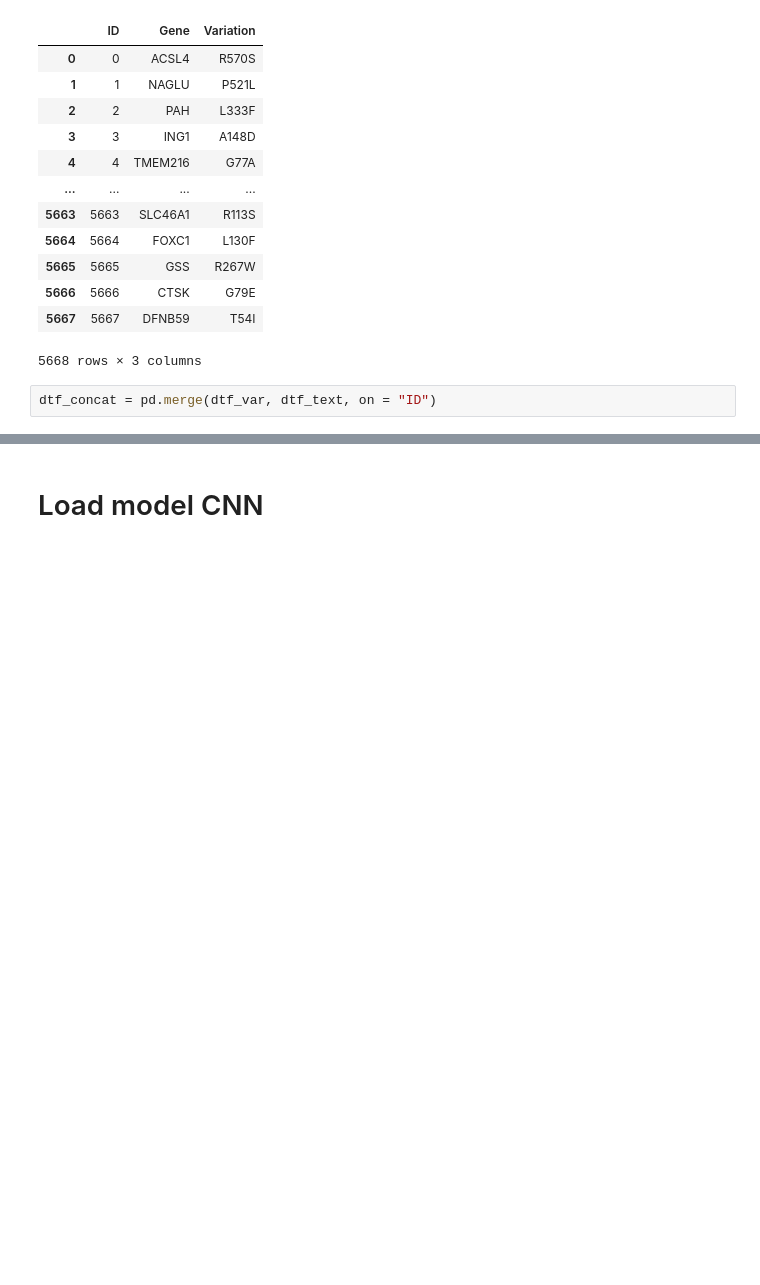
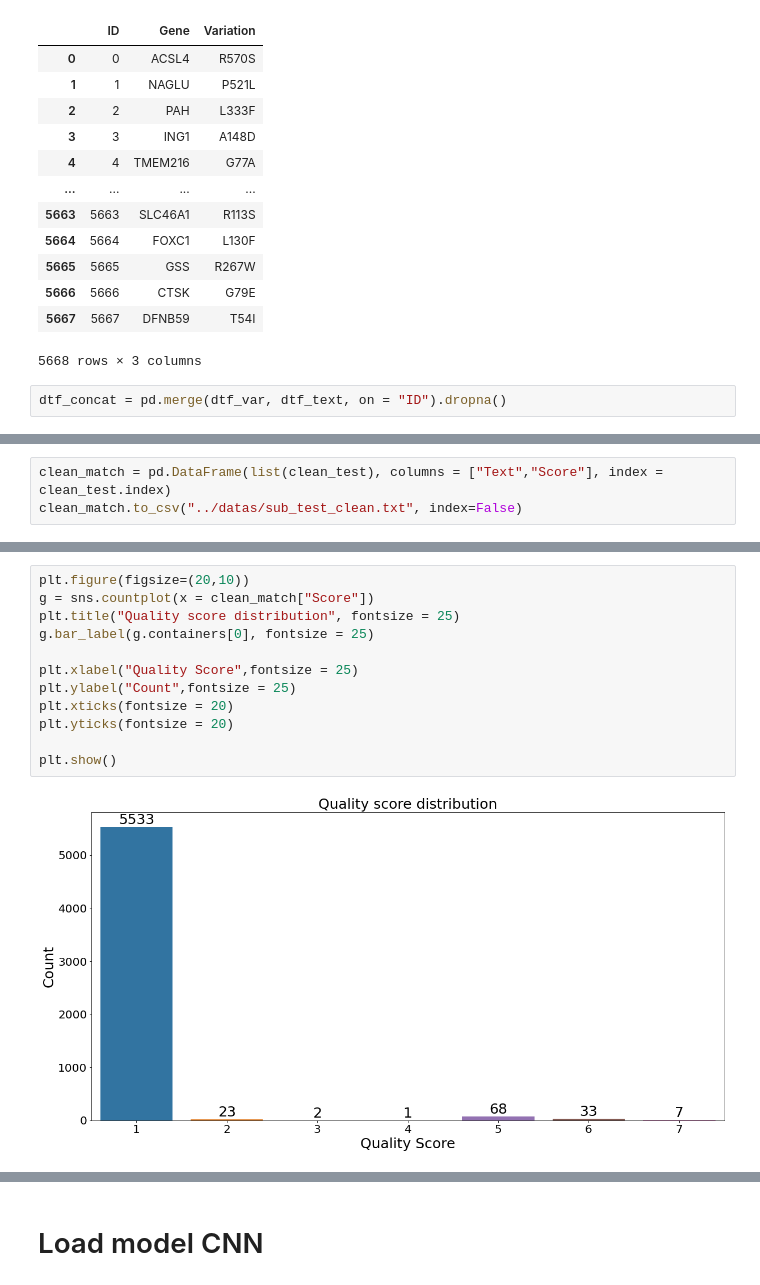
Before and after one commit to Chabname/RAPMC, a Jupyter notebook: notebook/Submission_kaggle.ipynb, the cells around one changed output, grey strips where cells are left out. Cells and saved outputs as stored; diff of their text form; blank space fills up the shorter version.

```diff
--- a/notebook/Submission_kaggle.ipynb
+++ b/notebook/Submission_kaggle.ipynb
@@ -104,7 +99,7 @@ dtf_var
 | 5667 | 5667 | DFNB59 | T54I |
 5668 rows × 3 columns
 # %%
-dtf_concat = pd.merge(dtf_var, dtf_text, on = "ID")
+dtf_concat = pd.merge(dtf_var, dtf_text, on = "ID").dropna()
 # %%
 dtf_concat["Gene"]
 # %% [output]
@@ -124,0 +124,3 @@ clean_test = dtf_concat.apply(lambda line : article_cleaner.extract_match(line),
+# %%
+clean_match = pd.DataFrame(list(clean_test), columns = ["Text","Score"], index = clean_test.index)
+clean_match.to_csv("../datas/sub_test_clean.txt", index=False)
@@ -124,0 +143,14 @@ clean_test = dtf_concat.apply(lambda line : article_cleaner.extract_match(line),
+# %%
+plt.figure(figsize=(20,10))
+g = sns.countplot(x = clean_match["Score"])
+plt.title("Quality score distribution", fontsize = 25)
+g.bar_label(g.containers[0], fontsize = 25)
+
+plt.xlabel("Quality Score",fontsize = 25)
+plt.ylabel("Count",fontsize = 25)
+plt.xticks(fontsize = 20)
+plt.yticks(fontsize = 20)
+
+plt.show()
+# %% [output]
+[figure, added]
```
Also changed, not shown: parts of 22 cells of this notebook.
